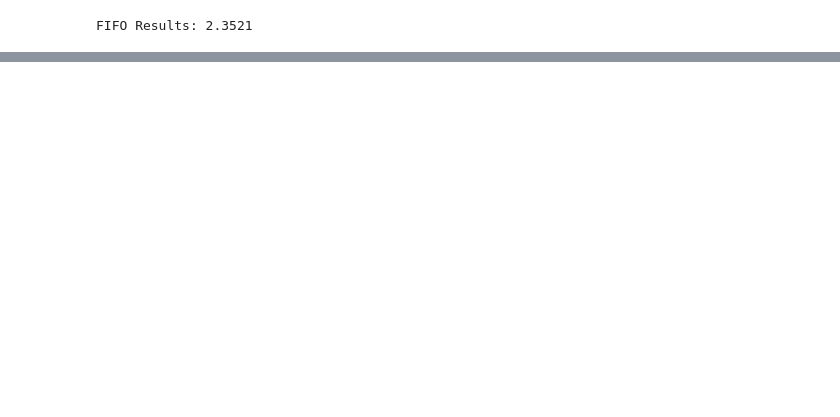
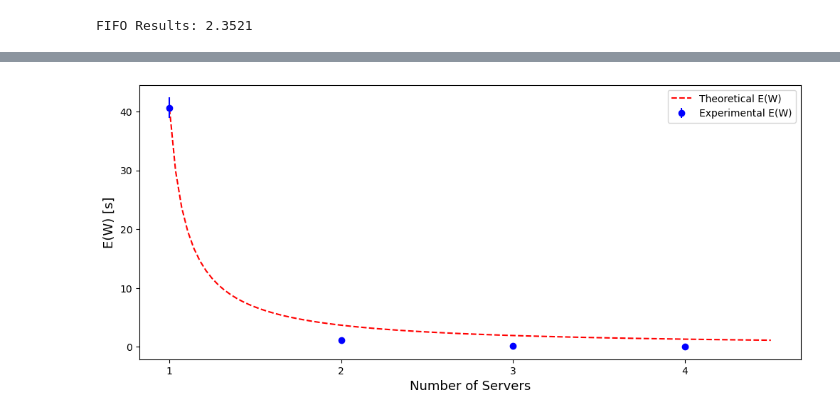
Before and after one commit to NaniHazbolatow/5284STSI6Y, a Jupyter notebook: Assignment 2/MMn.ipynb, the cells around one changed output, grey strips where cells are left out. Saved outputs shown, nothing was run; the diff lists cells and outputs as text; code cells hidden in the pictures; blank space fills up the shorter version.

```diff
--- a/Assignment 2/MMn.ipynb
+++ b/Assignment 2/MMn.ipynb
@@ -156,0 +192,17 @@ FIFO Results: 2.3521
+# %%
+x_theoretical = np.linspace(1, 4.5, 100)
+E_theoretical = calculate_theoretical_waiting_time(arrival_rate, service_scales[0], x_theoretical)
+# %%
+means = np.mean(sim_means, axis=1)
+stds = np.std(sim_stds, axis=1)
+# %%
+plt.figure(figsize=(12, 5))
+plt.plot(x_theoretical, E_theoretical, ls='dashed', color='red', label='Theoretical E(W)')
+plt.errorbar(range(1, 5), means, stds, fmt='o', color='blue', label=fr'Experimental E(W)')
+plt.xlabel('Number of Servers', fontsize=13)
+plt.ylabel('E(W) [s]', fontsize=13)
+plt.xticks([1, 2, 3, 4])
+plt.legend()
+plt.show()
+# %% [output]
+[figure, added]
```
Also changed, not shown: parts of 5 cells of this notebook.
